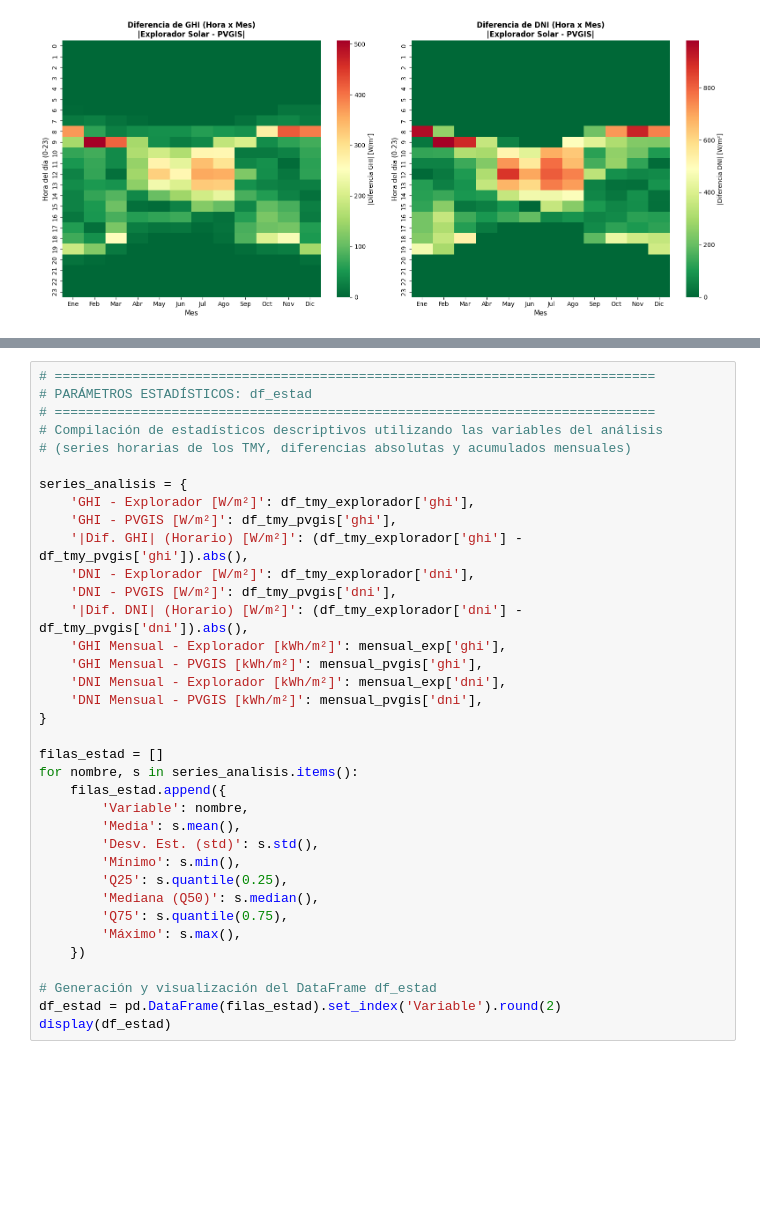
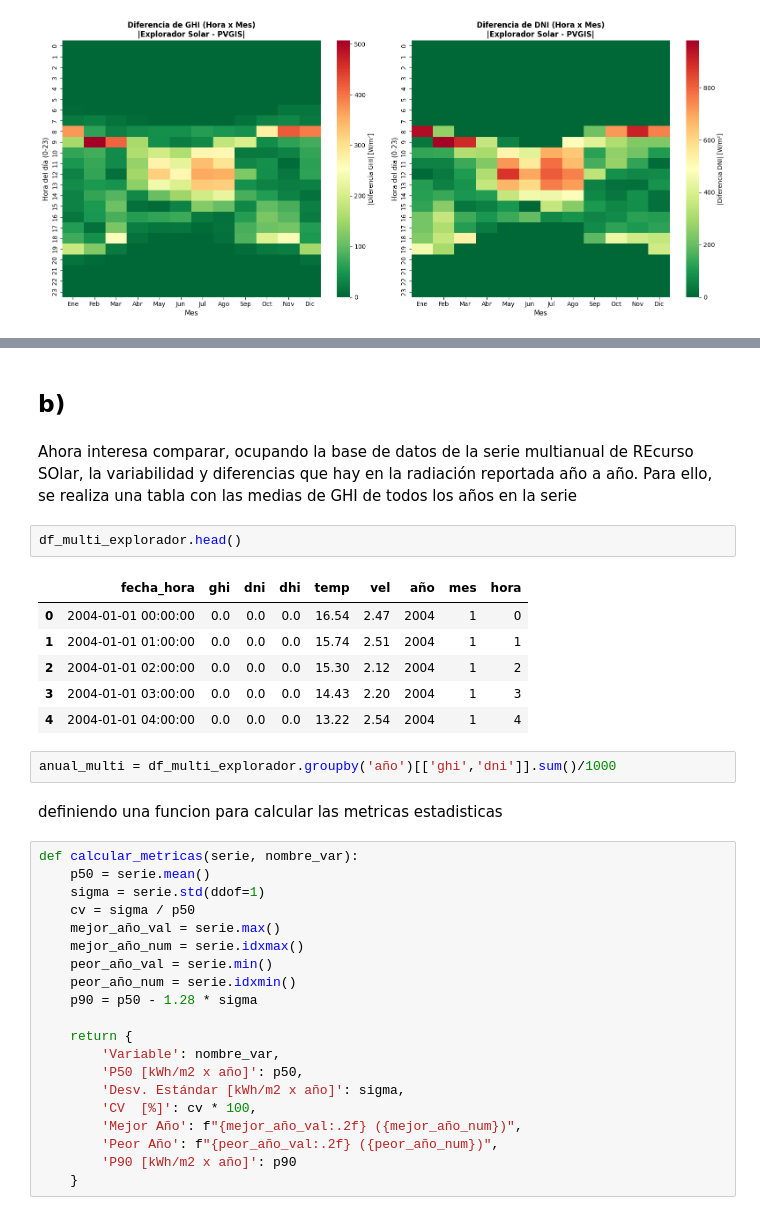
Before and after one commit to diego-gutierrez1/ICM3235, a Jupyter notebook: T2_IntegracionSolar/T2_IntegracionSolar.ipynb, the cells around one changed output, grey strips where cells are left out. Cells and saved outputs as stored; diff of their text form; blank space fills up the shorter version.

```diff
--- a/T2_IntegracionSolar/T2_IntegracionSolar.ipynb
+++ b/T2_IntegracionSolar/T2_IntegracionSolar.ipynb
@@ -277,36 +268,37 @@ Se compilan en `df_estad` los principales parámetros estadísticos descriptivos
-# %%
-# =============================================================================
-# PARÁMETROS ESTADÍSTICOS: df_estad
-# =============================================================================
-# Compilación de estadísticos descriptivos utilizando las variables del análisis
-# (series horarias de los TMY, diferencias absolutas y acumulados mensuales)
-
-series_analisis = {
-    'GHI - Explorador [W/m²]': df_tmy_explorador['ghi'],
-    'GHI - PVGIS [W/m²]': df_tmy_pvgis['ghi'],
-    '|Dif. GHI| (Horario) [W/m²]': (df_tmy_explorador['ghi'] - df_tmy_pvgis['ghi']).abs(),
-    'DNI - Explorador [W/m²]': df_tmy_explorador['dni'],
-    'DNI - PVGIS [W/m²]': df_tmy_pvgis['dni'],
-    '|Dif. DNI| (Horario) [W/m²]': (df_tmy_explorador['dni'] - df_tmy_pvgis['dni']).abs(),
-    'GHI Mensual - Explorador [kWh/m²]': mensual_exp['ghi'],
-    'GHI Mensual - PVGIS [kWh/m²]': mensual_pvgis['ghi'],
-    'DNI Mensual - Explorador [kWh/m²]': mensual_exp['dni'],
-    'DNI Mensual - PVGIS [kWh/m²]': mensual_pvgis['dni'],
-}
-
-filas_estad = []
-for nombre, s in series_analisis.items():
-    filas_estad.append({
-        'Variable': nombre,
-        'Media': s.mean(),
-        'Desv. Est. (std)': s.std(),
-        'Mínimo': s.min(),
-        'Q25': s.quantile(0.25),
-        'Mediana (Q50)': s.median(),
-        'Q75': s.quantile(0.75),
-        'Máximo': s.max(),
-    })
-
-# Generación y visualización del DataFrame df_estad
-df_estad = pd.DataFrame(filas_estad).set_index('Variable').round(2)
-display(df_estad)
+# %% [markdown]
+## b)
+# %% [markdown]
+Ahora interesa comparar, ocupando la base de datos de la serie multianual de REcurso SOlar, la variabilidad y diferencias que hay en la radiación reportada año a año. Para ello, se realiza una tabla con las medias de GHI de todos los años en la serie
+# %%
+df_multi_explorador.head()
+# %% [output]
+|  | fecha_hora | ghi | dni | dhi | temp | vel | año | mes | hora |
+| 0 | 2004-01-01 00:00:00 | 0.0 | 0.0 | 0.0 | 16.54 | 2.47 | 2004 | 1 | 0 |
+| 1 | 2004-01-01 01:00:00 | 0.0 | 0.0 | 0.0 | 15.74 | 2.51 | 2004 | 1 | 1 |
+| 2 | 2004-01-01 02:00:00 | 0.0 | 0.0 | 0.0 | 15.30 | 2.12 | 2004 | 1 | 2 |
+| 3 | 2004-01-01 03:00:00 | 0.0 | 0.0 | 0.0 | 14.43 | 2.20 | 2004 | 1 | 3 |
+| 4 | 2004-01-01 04:00:00 | 0.0 | 0.0 | 0.0 | 13.22 | 2.54 | 2004 | 1 | 4 |
+# %%
+anual_multi = df_multi_explorador.groupby('año')[['ghi','dni']].sum()/1000
+# %% [markdown]
+definiendo una funcion para calcular las metricas estadisticas
+# %%
+def calcular_metricas(serie, nombre_var):
+    p50 = serie.mean()
+    sigma = serie.std(ddof=1)
+    cv = sigma / p50
+    mejor_año_val = serie.max()
+    mejor_año_num = serie.idxmax()
+    peor_año_val = serie.min()
+    peor_año_num = serie.idxmin()
+    p90 = p50 - 1.28 * sigma
+
+    return {
+        'Variable': nombre_var,
+        'P50 [kWh/m2 x año]': p50,
+        'Desv. Estándar [kWh/m2 x año]': sigma,
+        'CV  [%]': cv * 100,
+        'Mejor Año': f"{mejor_año_val:.2f} ({mejor_año_num})",
+        'Peor Año': f"{peor_año_val:.2f} ({peor_año_num})",
+        'P90 [kWh/m2 x año]': p90
+    }
```
Also changed, not shown: parts of 7 cells of this notebook.
